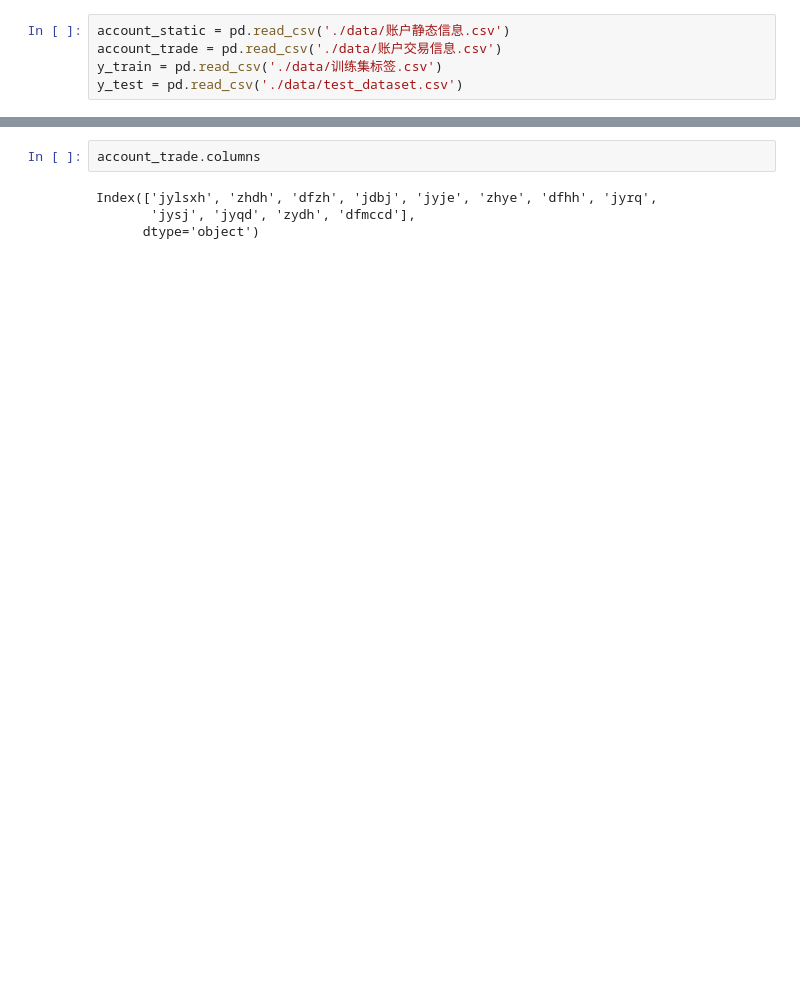
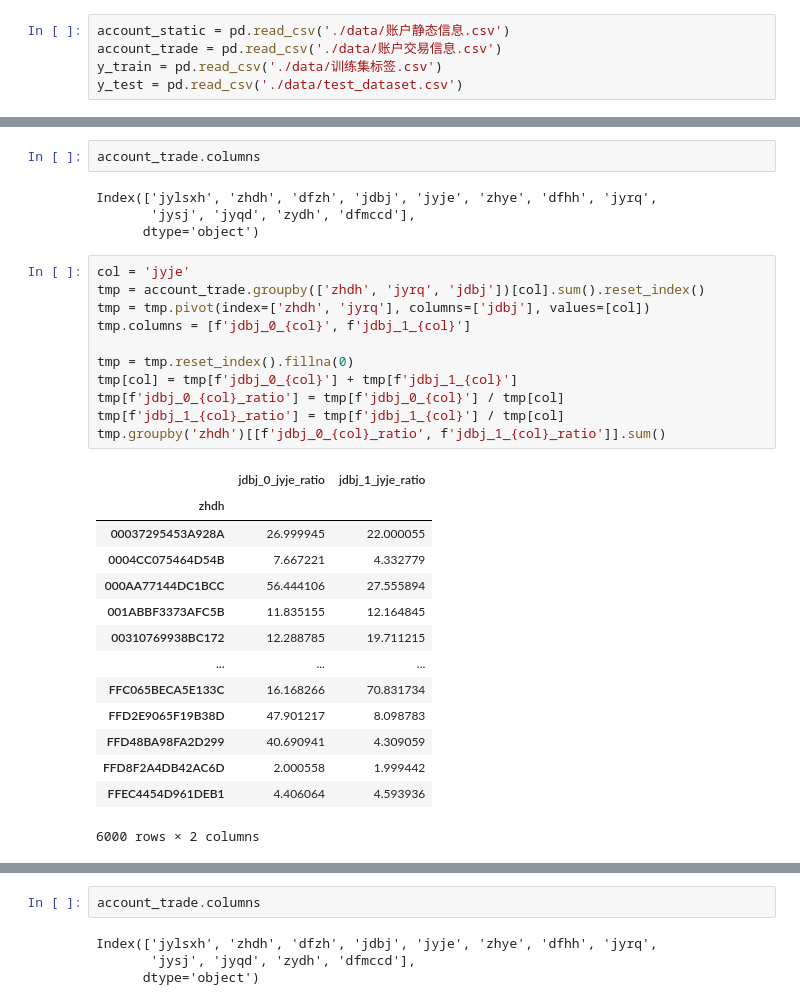
Before and after one commit to linytsysu/dcic2023, a Jupyter notebook: eda.ipynb, the cells around one changed output, grey strips where cells are left out. Drawn from its saved outputs; the diff is of its cells as text; blank space fills up the shorter version.

```diff
--- a/eda.ipynb
+++ b/eda.ipynb
@@ -8,0 +55,32 @@ y_test = pd.read_csv('./data/test_dataset.csv')
+# %%
+account_trade.columns
+# %% [output]
+Index(['jylsxh', 'zhdh', 'dfzh', 'jdbj', 'jyje', 'zhye', 'dfhh', 'jyrq',
+       'jysj', 'jyqd', 'zydh', 'dfmccd'],
+      dtype='object')
+# %%
+col = 'jyje'
+tmp = account_trade.groupby(['zhdh', 'jyrq', 'jdbj'])[col].sum().reset_index()
+tmp = tmp.pivot(index=['zhdh', 'jyrq'], columns=['jdbj'], values=[col])
+tmp.columns = [f'jdbj_0_{col}', f'jdbj_1_{col}']
+
+tmp = tmp.reset_index().fillna(0)
+tmp[col] = tmp[f'jdbj_0_{col}'] + tmp[f'jdbj_1_{col}']
+tmp[f'jdbj_0_{col}_ratio'] = tmp[f'jdbj_0_{col}'] / tmp[col]
+tmp[f'jdbj_1_{col}_ratio'] = tmp[f'jdbj_1_{col}'] / tmp[col]
+tmp.groupby('zhdh')[[f'jdbj_0_{col}_ratio', f'jdbj_1_{col}_ratio']].sum()
+# %% [output]
+|  | jdbj_0_jyje_ratio | jdbj_1_jyje_ratio |
+| zhdh |  |  |
+| 00037295453A928A | 26.999945 | 22.000055 |
+| 0004CC075464D54B | 7.667221 | 4.332779 |
+| 000AA77144DC1BCC | 56.444106 | 27.555894 |
+| 001ABBF3373AFC5B | 11.835155 | 12.164845 |
+| 00310769938BC172 | 12.288785 | 19.711215 |
+| ... | ... | ... |
+| FFC065BECA5E133C | 16.168266 | 70.831734 |
+| FFD2E9065F19B38D | 47.901217 | 8.098783 |
+| FFD48BA98FA2D299 | 40.690941 | 4.309059 |
+| FFD8F2A4DB42AC6D | 2.000558 | 1.999442 |
+| FFEC4454D961DEB1 | 4.406064 | 4.593936 |
+6000 rows × 2 columns
```
Also changed, not shown: parts of 29 cells of this notebook, 8 other files.
